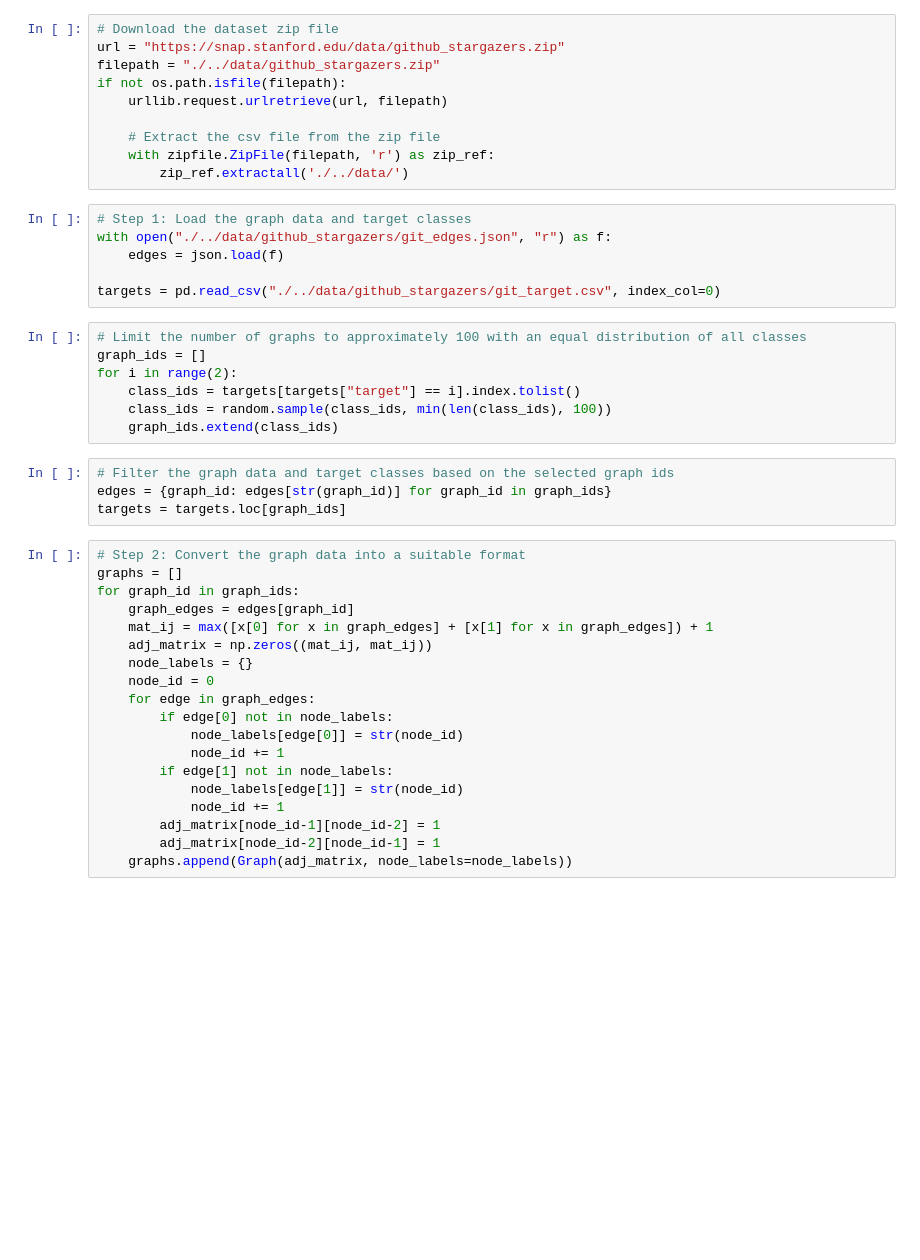
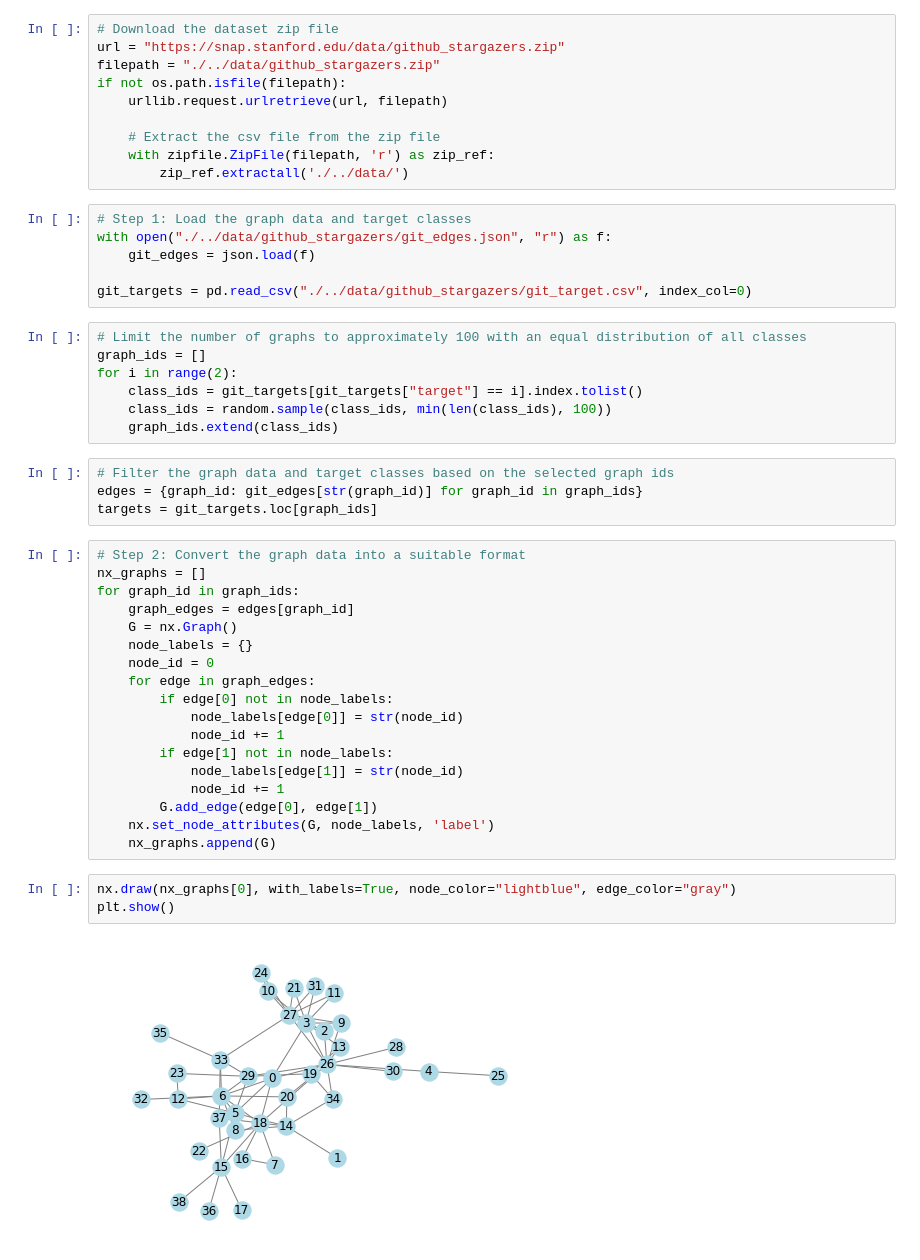
Before and after one commit to vipinindoria/weisfeiler-wehman-graph-classification, a Jupyter notebook: notebooks/Weisfeiler-Lehman Graph classification.ipynb, the cells around one changed output. Saved outputs shown, nothing was run; the diff lists cells and outputs as text; blank space fills up the shorter version.

Commit message:
Added first commit to WL Graph classification

```diff
--- a/notebooks/Weisfeiler-Lehman Graph classification.ipynb
+++ b/notebooks/Weisfeiler-Lehman Graph classification.ipynb
@@ -26,27 +30,26 @@ if not os.path.isfile(filepath):
 # %%
 # Step 1: Load the graph data and target classes
 with open("./../data/github_stargazers/git_edges.json", "r") as f:
-    edges = json.load(f)
+    git_edges = json.load(f)
 
-targets = pd.read_csv("./../data/github_stargazers/git_target.csv", index_col=0)
+git_targets = pd.read_csv("./../data/github_stargazers/git_target.csv", index_col=0)
 # %%
 # Limit the number of graphs to approximately 100 with an equal distribution of all classes
 graph_ids = []
 for i in range(2):
-    class_ids = targets[targets["target"] == i].index.tolist()
+    class_ids = git_targets[git_targets["target"] == i].index.tolist()
     class_ids = random.sample(class_ids, min(len(class_ids), 100))
     graph_ids.extend(class_ids)
 # %%
 # Filter the graph data and target classes based on the selected graph ids
-edges = {graph_id: edges[str(graph_id)] for graph_id in graph_ids}
-targets = targets.loc[graph_ids]
+edges = {graph_id: git_edges[str(graph_id)] for graph_id in graph_ids}
+targets = git_targets.loc[graph_ids]
 # %%
 # Step 2: Convert the graph data into a suitable format
-graphs = []
+nx_graphs = []
 for graph_id in graph_ids:
     graph_edges = edges[graph_id]
-    mat_ij = max([x[0] for x in graph_edges] + [x[1] for x in graph_edges]) + 1
-    adj_matrix = np.zeros((mat_ij, mat_ij))
+    G = nx.Graph()
     node_labels = {}
     node_id = 0
     for edge in graph_edges:
@@ -56,6 +59,11 @@ for graph_id in graph_ids:
         if edge[1] not in node_labels:
             node_labels[edge[1]] = str(node_id)
             node_id += 1
-        adj_matrix[node_id-1][node_id-2] = 1
-        adj_matrix[node_id-2][node_id-1] = 1
-    graphs.append(Graph(adj_matrix, node_labels=node_labels))
+        G.add_edge(edge[0], edge[1])
+    nx.set_node_attributes(G, node_labels, 'label')
+    nx_graphs.append(G)
+# %%
+nx.draw(nx_graphs[0], with_labels=True, node_color="lightblue", edge_color="gray")
+plt.show()
+# %% [output]
+[figure, added]
```
Also changed, not shown: parts of 7 cells of this notebook.
